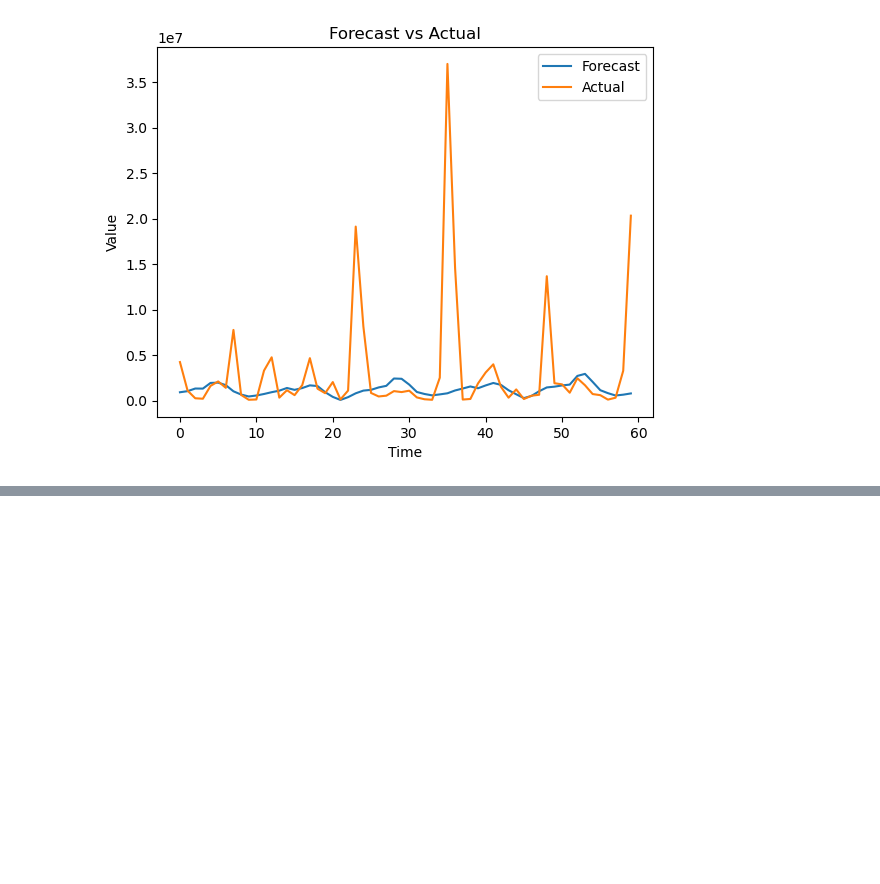
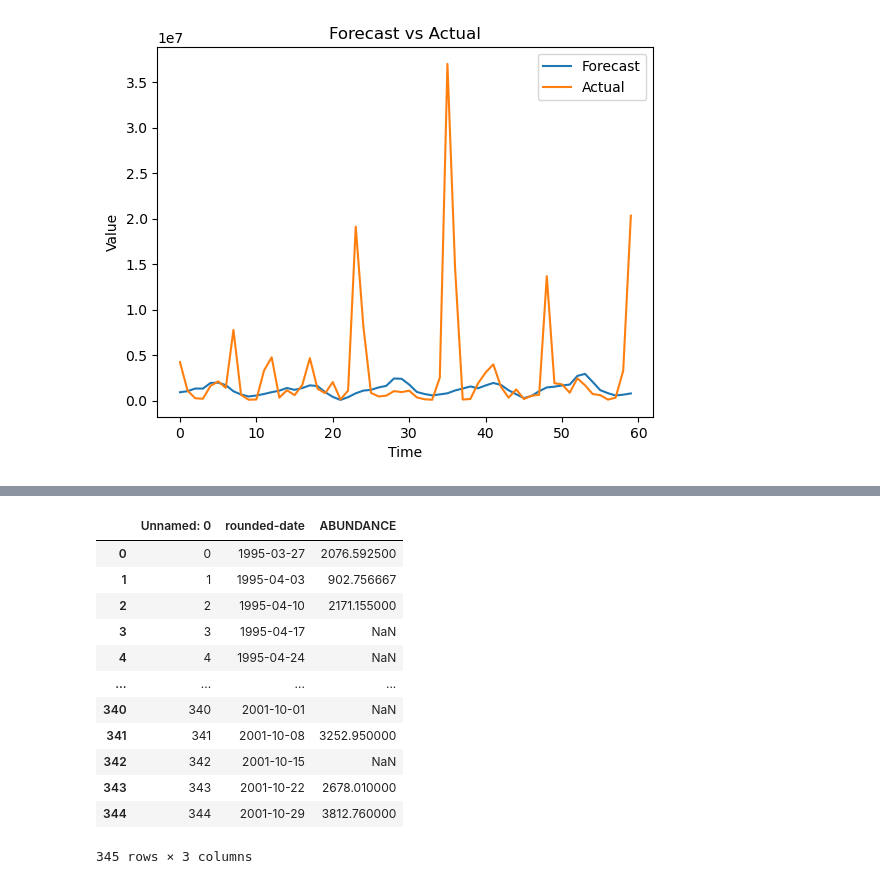
Before and after one commit to aparaselli/Chaotic-Zeroshot-Forecasting, a Jupyter notebook: test.ipynb, the cells around one changed output, grey strips where cells are left out. Saved outputs shown, nothing was run; the diff lists cells and outputs as text; code cells hidden in the pictures; blank space fills up the shorter version.

```diff
--- a/test.ipynb
+++ b/test.ipynb
@@ -220,0 +232,17 @@ plt.show()
+# %%
+df = pd.read_csv('Data/marine-flagellate sp4.csv')
+df
+# %% [output]
+|  | Unnamed: 0 | rounded-date | ABUNDANCE |
+| 0 | 0 | 1995-03-27 | 2076.592500 |
+| 1 | 1 | 1995-04-03 | 902.756667 |
+| 2 | 2 | 1995-04-10 | 2171.155000 |
+| 3 | 3 | 1995-04-17 | NaN |
+| 4 | 4 | 1995-04-24 | NaN |
+| ... | ... | ... | ... |
+| 340 | 340 | 2001-10-01 | NaN |
+| 341 | 341 | 2001-10-08 | 3252.950000 |
+| 342 | 342 | 2001-10-15 | NaN |
+| 343 | 343 | 2001-10-22 | 2678.010000 |
+| 344 | 344 | 2001-10-29 | 3812.760000 |
+345 rows × 3 columns
```
Also changed, not shown: parts of 5 cells of this notebook, 7 other files.
